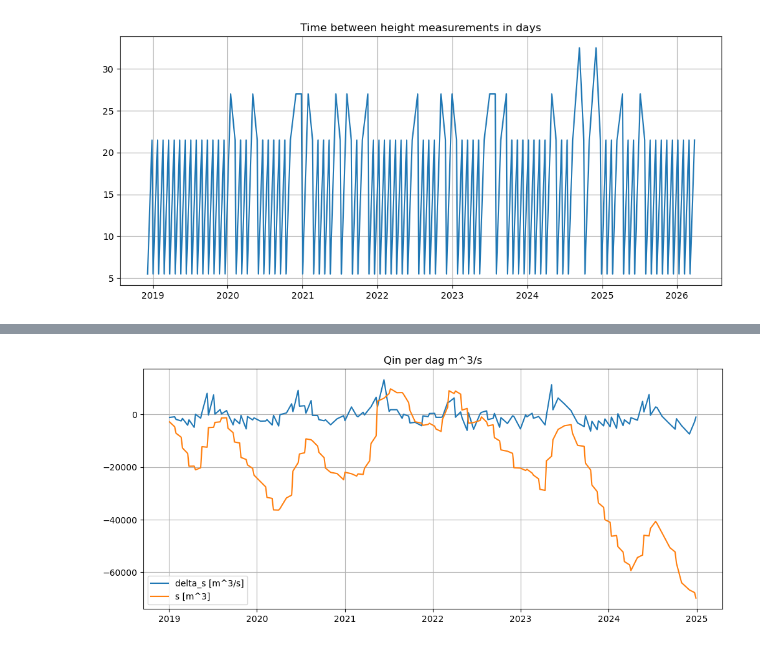
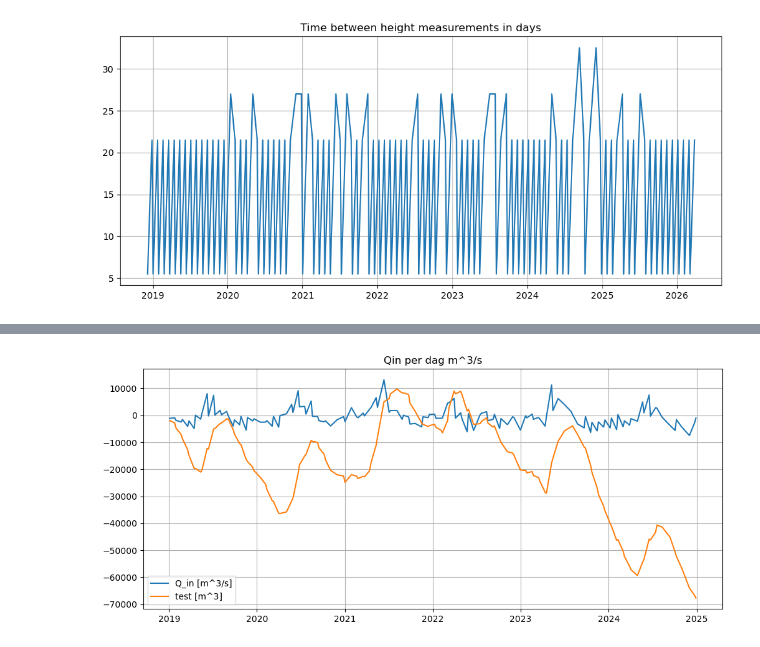
Before and after one commit to eWaterCycle/projects, a Jupyter notebook: Suriname_Model/Suriname_model.ipynb, the cells around one changed output, grey strips where cells are left out. Drawn from its saved outputs; the diff is of its cells as text; code cells hidden in the pictures.

```diff
--- a/Suriname_Model/Suriname_model.ipynb
+++ b/Suriname_Model/Suriname_model.ipynb
@@ -358,33 +302,36 @@ Q_in_L_sum = np.zeros(len(height["datetime_local_none_test"]))
 Q_out = 144.7# m^3/s
 
 for i in range(len(height["datetime_local_none_test"])-1):
 
     delta_s[i+1] = (Vv[i+1] - Vv[i])* (1/(3600* 24))
 
     t0 = height["datetime_local_none_test"].iloc[i]
     t1 = height["datetime_local_none_test"].iloc[i+1]
 
     evap_interval = evap_dag.sel(time=slice(t0, t1))
     E[i+1] = evap_interval.sum().values * 10**-3 * (1/(3600* 24))        # van mm naar m en van m/d naar m/s
     E_v[i] = A * E[i+1]
 
     # instroom
     Q_in_L[i+1] = delta_s[i+1] - E_v[i] - Q_out
+    Q_in_L[i+1] = np.nan_to_num(Q_in_L[i+1], nan=0.0)
     Q_in_L_sum[i] = Q_in_L.sum()
+    Q_in_L_sum_test = np.cumsum(Q_in_L)
 
 
-plt.plot(height["datetime_local_none_test"], Q_in_L, label = "delta_s [m^3/s]");
-plt.plot(height["datetime_local_none_test"], Q_in_L_sum, label = "s [m^3]")
+plt.plot(height["datetime_local_none_test"], Q_in_L, label = "Q_in [m^3/s]");
+# plt.plot(height["datetime_local_none_test"], Q_in_L_sum, label = "s [m^3]")
+plt.plot(height["datetime_local_none_test"], Q_in_L_sum_test, label = "test [m^3]")
 plt.legend()
 plt.title("Qin per dag m^3/s")
 plt.grid();
 
 # print(len(Q_in_L))
 # print("Vv =",Vv)
 # print("Q_in_L =",Q_in_L)
 # print("delta_s = ",delta_s)
 # print("E_v = ",E_v)
 # print("Q_out =", Q_out);
 # print("Q_in_L.sum =",Q_in_L.sum())
 # %% [output]
-[figure, old version]
+[figure, new version]
```
Also changed, not shown: parts of 5 cells of this notebook, 1 other file.
